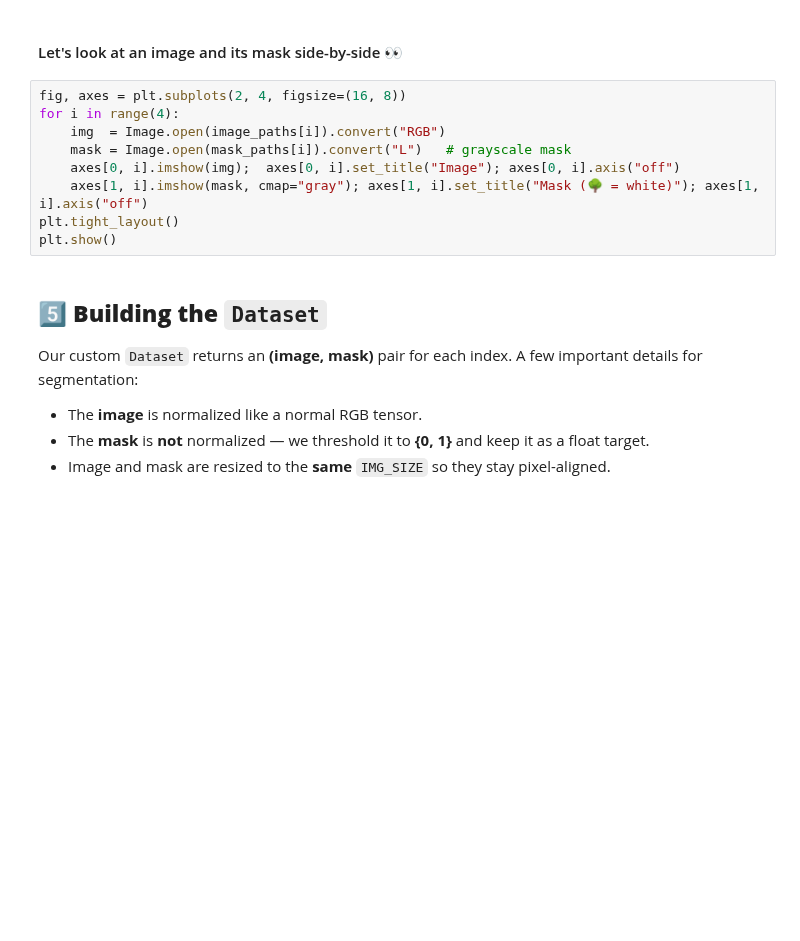
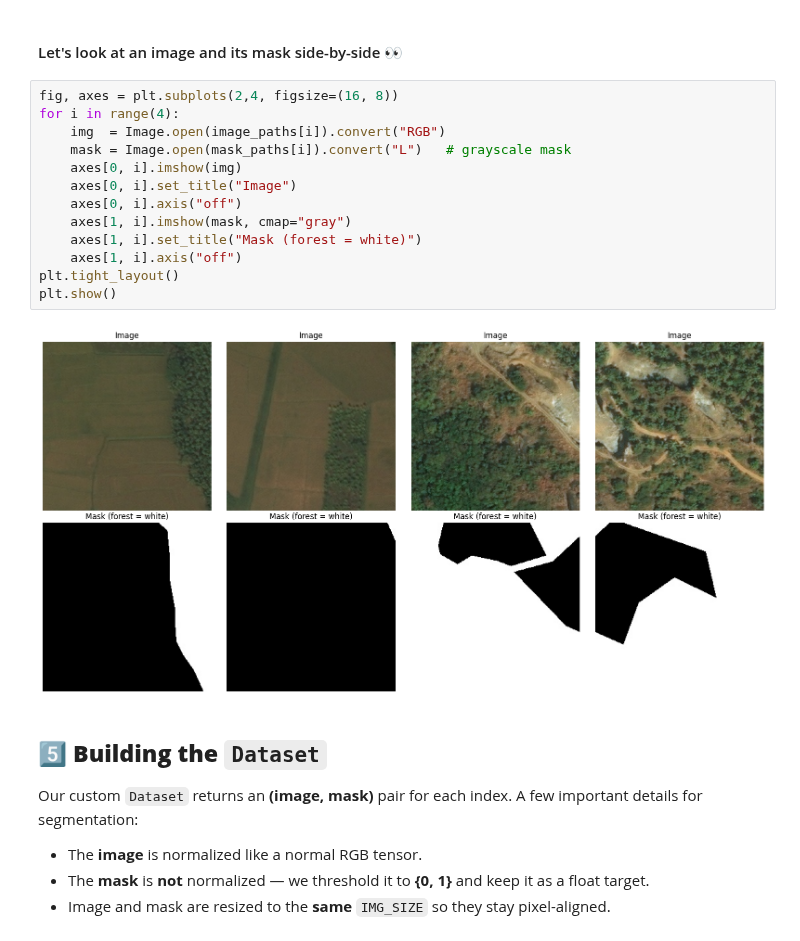
Before and after one commit to orbitfirmraghad-cloud/Summer-Training, a Jupyter notebook: Week 3/Code/UNet_Forest_Segmentation.ipynb, the cells around one changed output. Cells and saved outputs as stored; diff of their text form; blank space fills up the shorter version.

```diff
--- a/Week 3/Code/UNet_Forest_Segmentation.ipynb
+++ b/Week 3/Code/UNet_Forest_Segmentation.ipynb
@@ -120,14 +124,20 @@ print(f"\nFound {len(image_paths)} images and {len(mask_paths)} masks")
 # %% [markdown]
 #### Let's look at an image and its mask side-by-side 👀
 # %%
-fig, axes = plt.subplots(2, 4, figsize=(16, 8))
+fig, axes = plt.subplots(2,4, figsize=(16, 8))
 for i in range(4):
     img  = Image.open(image_paths[i]).convert("RGB")
     mask = Image.open(mask_paths[i]).convert("L")   # grayscale mask
-    axes[0, i].imshow(img);  axes[0, i].set_title("Image"); axes[0, i].axis("off")
-    axes[1, i].imshow(mask, cmap="gray"); axes[1, i].set_title("Mask (🌳 = white)"); axes[1, i].axis("off")
+    axes[0, i].imshow(img)
+    axes[0, i].set_title("Image")
+    axes[0, i].axis("off")
+    axes[1, i].imshow(mask, cmap="gray")
+    axes[1, i].set_title("Mask (forest = white)")
+    axes[1, i].axis("off")
 plt.tight_layout()
 plt.show()
+# %% [output]
+[figure, added]
 # %% [markdown]
 ## **5️⃣ Building the `Dataset`**
 Our custom `Dataset` returns an **(image, mask)** pair for each index. A few important details for segmentation:
```
Also changed, not shown: parts of 23 cells of this notebook.
